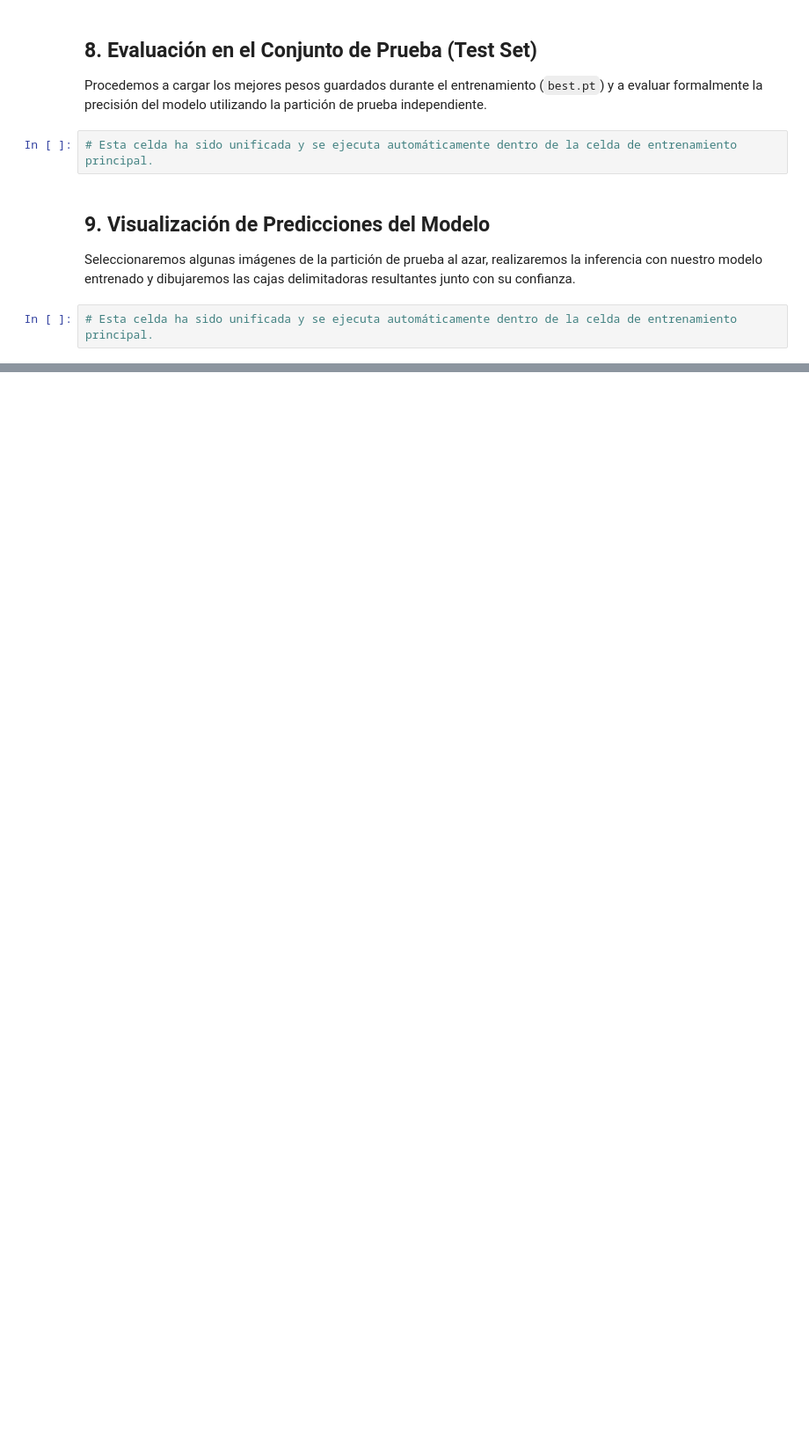
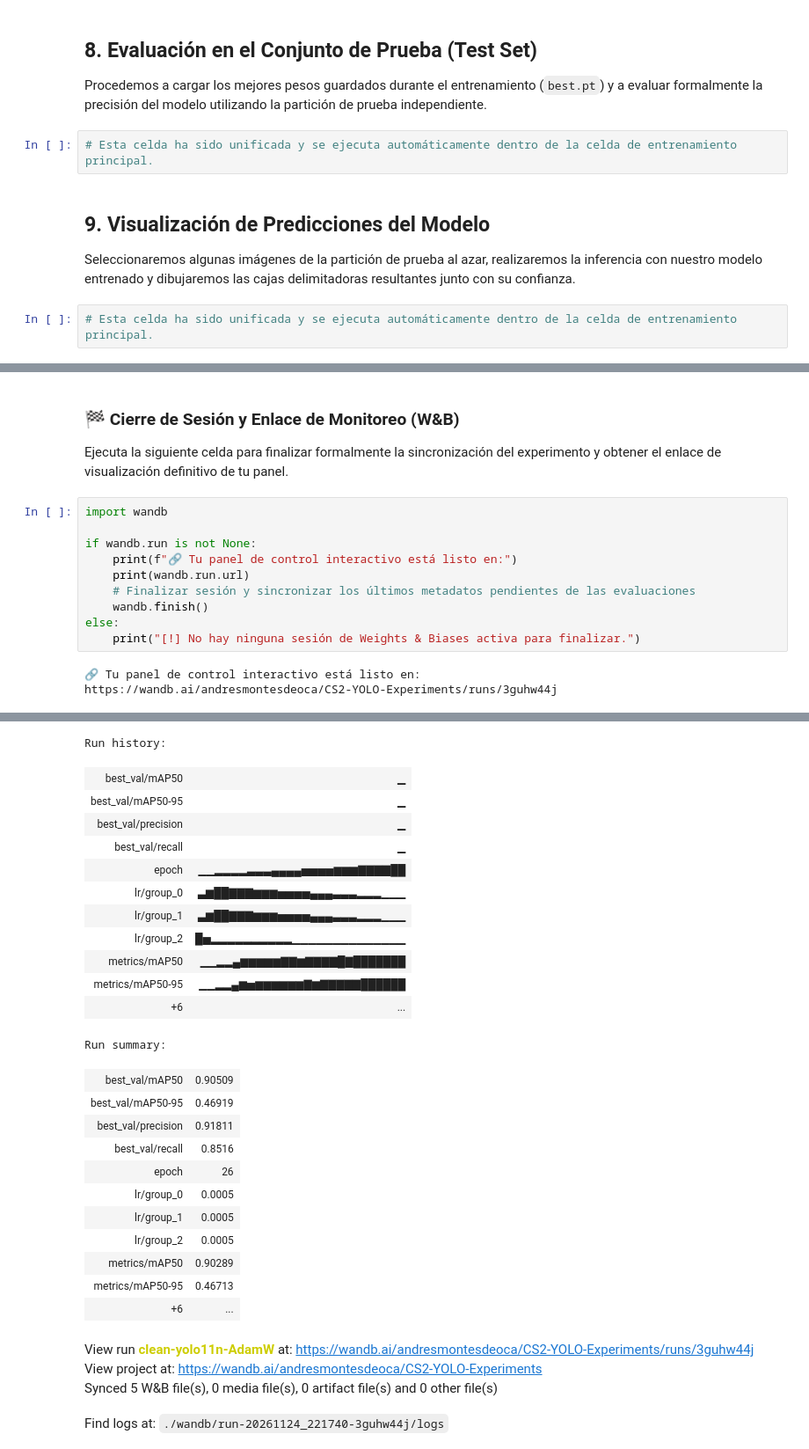
Before and after one commit to AndresMontesDeOca/vision_computadora_II, a Jupyter notebook: TP/Couter_Strike.ipynb, the cells around one changed output, grey strips where cells are left out. Shown at 88% size. Cells and saved outputs as stored; diff of their text form; blank space fills up the shorter version.

```diff
--- a/TP/Couter_Strike.ipynb
+++ b/TP/Couter_Strike.ipynb
@@ -749,0 +753,16 @@ ValueError: could not convert string to float: 'box_loss'
+# %% [markdown]
+### 🏁 Cierre de Sesión y Enlace de Monitoreo (W&B)
+Ejecuta la siguiente celda para finalizar formalmente la sincronización del experimento y obtener el enlace de visualización definitivo de tu panel.
+# %%
+import wandb
+
+if wandb.run is not None:
+    print(f"🔗 Tu panel de control interactivo está listo en:")
+    print(wandb.run.url)
+    # Finalizar sesión y sincronizar los últimos metadatos pendientes de las evaluaciones
+    wandb.finish()
+else:
+    print("[!] No hay ninguna sesión de Weights & Biases activa para finalizar.")
+# %% [output]
+🔗 Tu panel de control interactivo está listo en:
+https://wandb.ai/andresmontesdeoca/CS2-YOLO-Experiments/runs/3guhw44j
@@ -749,0 +770,28 @@ ValueError: could not convert string to float: 'box_loss'
+Run history:
+| best_val/mAP50 | ▁ |
+| best_val/mAP50-95 | ▁ |
+| best_val/precision | ▁ |
+| best_val/recall | ▁ |
+| epoch | ▁▁▂▂▂▂▃▃▃▄▄▄▄▅▅▅▅▆▆▆▇▇▇▇██ |
+| lr/group_0 | ▃▆██▇▇▇▆▆▆▅▅▅▅▄▄▄▃▃▃▂▂▂▁▁▁ |
+| lr/group_1 | ▃▆██▇▇▇▆▆▆▅▅▅▅▄▄▄▃▃▃▂▂▂▁▁▁ |
+| lr/group_2 | █▅▂▂▂▂▂▂▂▂▂▂▁▁▁▁▁▁▁▁▁▁▁▁▁▁ |
+| metrics/mAP50 | ▁▁▂▂▄▆▆▆▆▆▇▇▆▇▇▇▇█▇███████ |
+| metrics/mAP50-95 | ▁▁▂▂▄▆▅▆▆▆▆▆▆▇▆▇▇▇▇▇██████ |
+| +6 | ... |
+Run summary:
+| best_val/mAP50 | 0.90509 |
+| best_val/mAP50-95 | 0.46919 |
+| best_val/precision | 0.91811 |
+| best_val/recall | 0.8516 |
+| epoch | 26 |
+| lr/group_0 | 0.0005 |
+| lr/group_1 | 0.0005 |
+| lr/group_2 | 0.0005 |
+| metrics/mAP50 | 0.90289 |
+| metrics/mAP50-95 | 0.46713 |
+| +6 | ... |
+View run clean-yolo11n-AdamW at: https://wandb.ai/andresmontesdeoca/CS2-YOLO-Experiments/runs/3guhw44j
+View project at: https://wandb.ai/andresmontesdeoca/CS2-YOLO-Experiments
+Synced 5 W&B file(s), 0 media file(s), 0 artifact file(s) and 0 other file(s)
+Find logs at: ./wandb/run-20261124_221740-3guhw44j/logs
```
Also changed, not shown: parts of 12 cells of this notebook.
